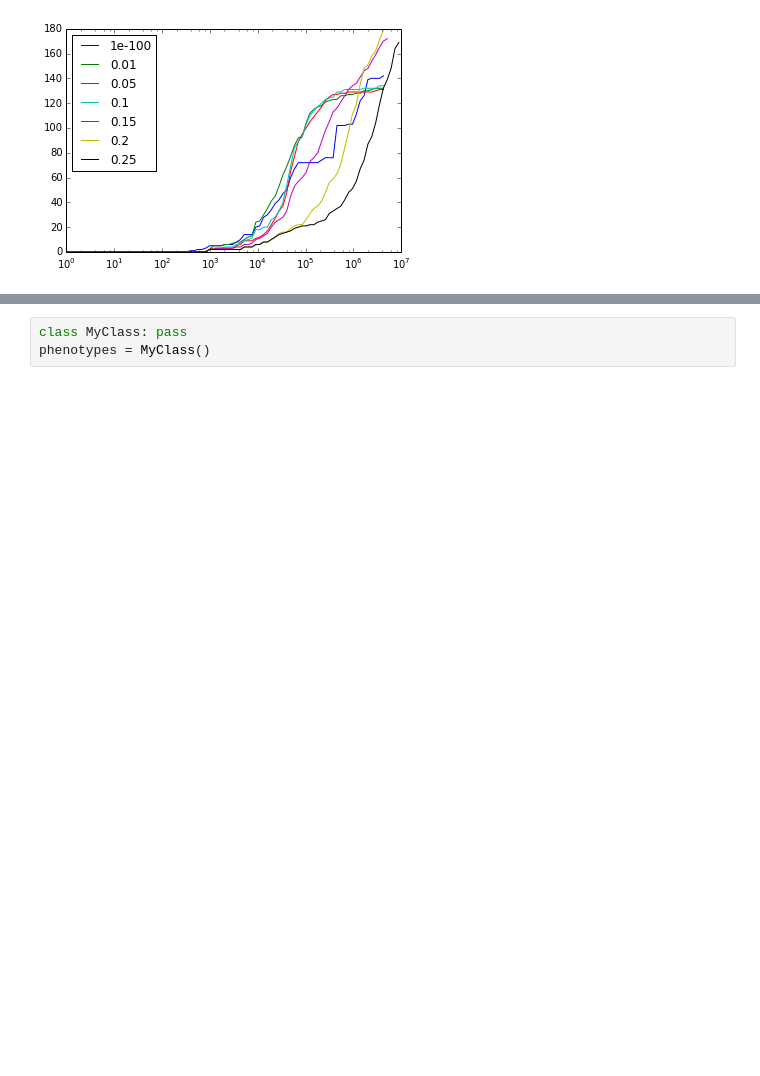
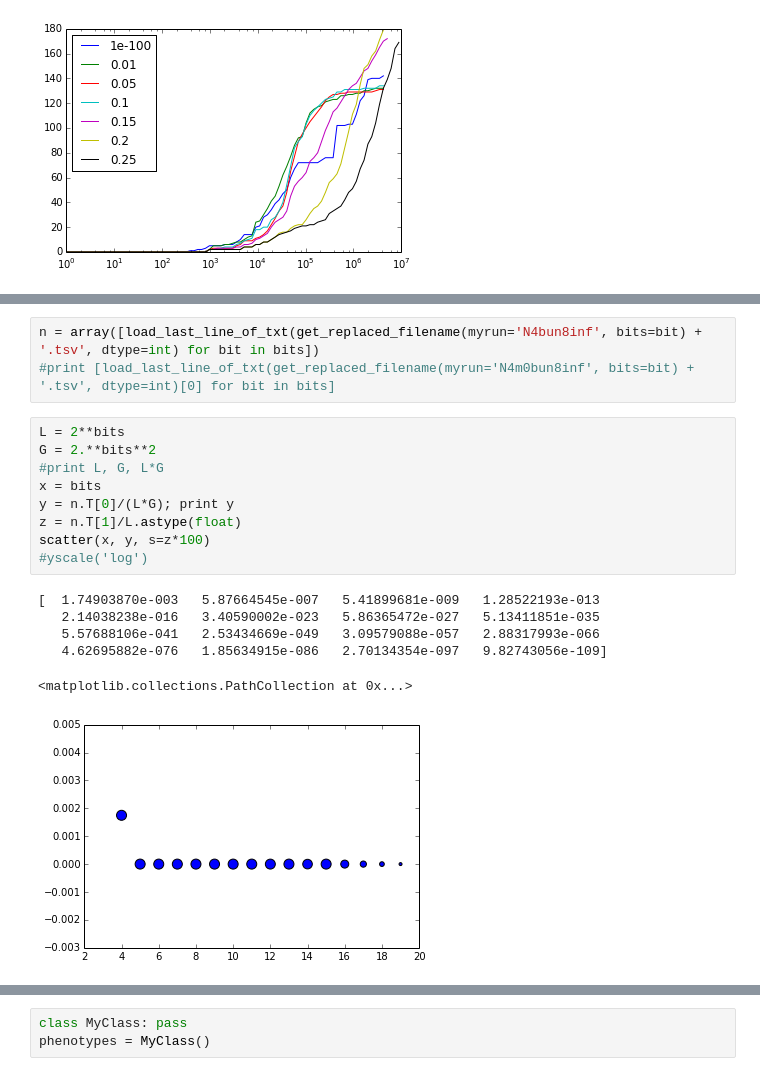
Before and after one commit to rpinho/autoregulation, a Jupyter notebook: exploratory-victor.ipynb, the cells around one changed output, grey strips where cells are left out. Cells and saved outputs as stored; diff of their text form; blank space fills up the shorter version.

```diff
--- a/exploratory-victor.ipynb
+++ b/exploratory-victor.ipynb
@@ -52 +89,20 @@ fig, y = stable_states_vs_N(arange(4,20), 'N4m0bun8inf', fig_name='stable_states
+# %%
+n = array([load_last_line_of_txt(get_replaced_filename(myrun='N4bun8inf', bits=bit) + '.tsv', dtype=int) for bit in bits])
+#print [load_last_line_of_txt(get_replaced_filename(myrun='N4m0bun8inf', bits=bit) + '.tsv', dtype=int)[0] for bit in bits]
+# %%
+L = 2**bits
+G = 2.**bits**2
+#print L, G, L*G
+x = bits
+y = n.T[0]/(L*G); print y
+z = n.T[1]/L.astype(float)
+scatter(x, y, s=z*100)
+#yscale('log')
+# %% [output]
+[  1.74903870e-003   5.87664545e-007   5.41899681e-009   1.28522193e-013
+   2.14038238e-016   3.40590002e-023   5.86365472e-027   5.13411851e-035
+   5.57688106e-041   2.53434669e-049   3.09579088e-057   2.88317993e-066
+   4.62695882e-076   1.85634915e-086   2.70134354e-097   9.82743056e-109]
+<matplotlib.collections.PathCollection at 0x...>
+[figure, added]
 # %%
```
Also changed, not shown: parts of 18 cells of this notebook, 6 other files.
